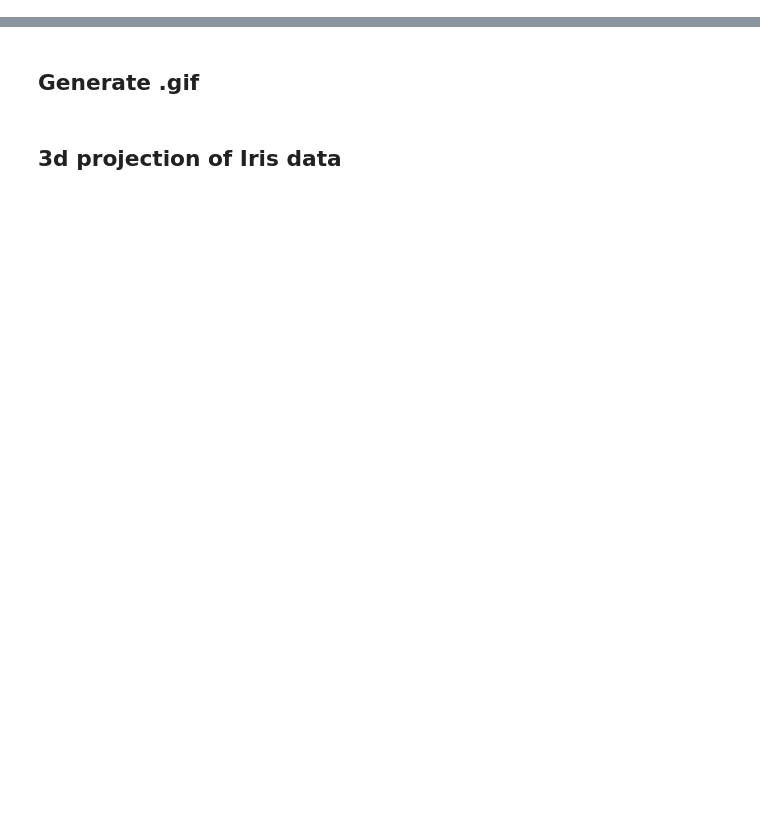
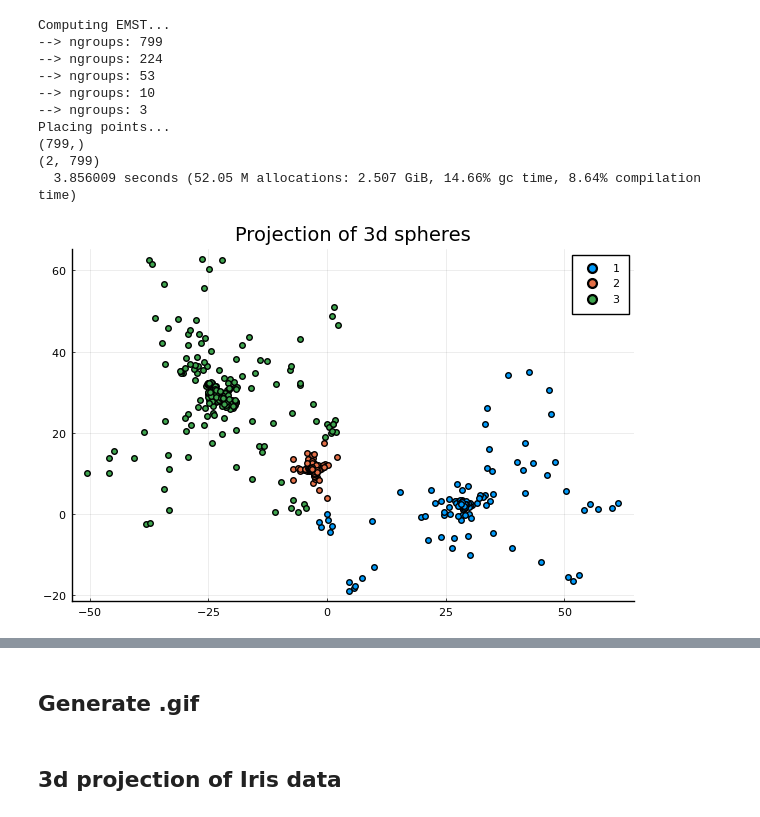
Before and after one commit to cprimel/topomap, a Jupyter notebook: examples/examples.ipynb, the cells around one changed output, grey strips where cells are left out. Cells and saved outputs as stored; diff of their text form; code cells hidden in the pictures; blank space fills up the shorter version.

```diff
--- a/examples/examples.ipynb
+++ b/examples/examples.ipynb
@@ -14,3 +18,17 @@ savefig("3d-spheres")
 # %%
 #@time tm, _ = TopoMap.project(data, 10 ,true);
-@time tm = TopoMap.project(data, 6, true);
+@time tm = TopoMap.project(data, 1, true);
+scatter(tm[1,:], tm[2,:],group=labels, title = "Projection of 3d spheres", fmt =:png)
+#savefig("projection-3d-spheres")
+# %% [output]
+Computing EMST...
+--> ngroups: 799
+--> ngroups: 224
+--> ngroups: 53
+--> ngroups: 10
+--> ngroups: 3
+Placing points...
+(799,)
+(2, 799)
+  3.856009 seconds (52.05 M allocations: 2.507 GiB, 14.66% gc time, 8.64% compilation time)
+[figure, added]
```
Also changed, not shown: parts of 6 cells of this notebook, 6 other files.
